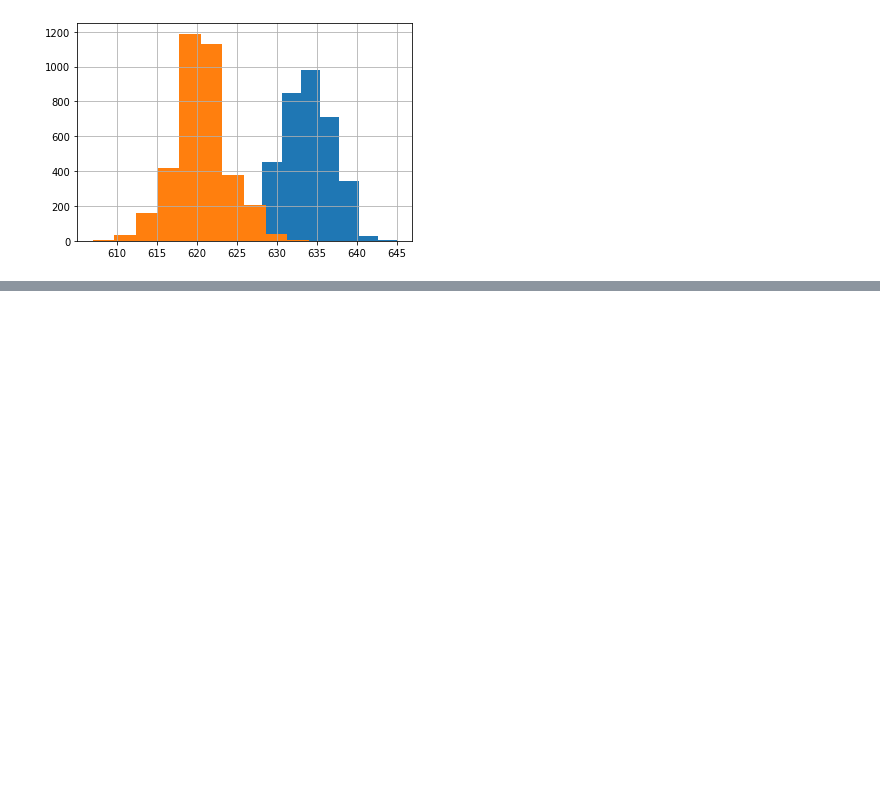
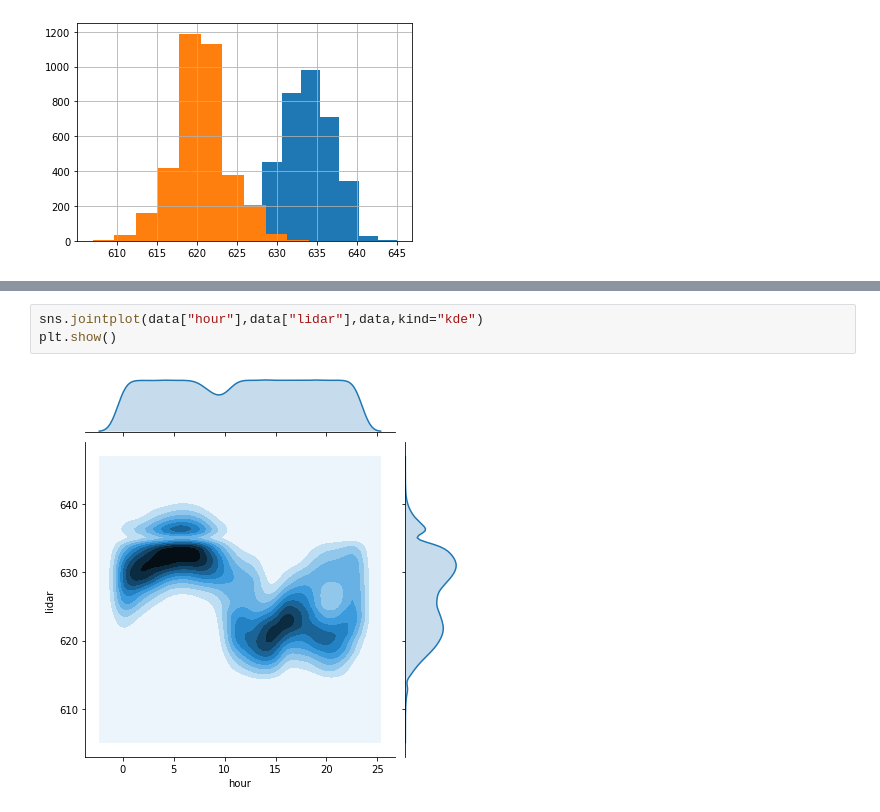
Before and after one commit to im555/lerning_LNPR, a Jupyter notebook: section_sensor/lidar_600.ipynb, the cells around one changed output, grey strips where cells are left out. Drawn from its saved outputs; the diff is of its cells as text; blank space fills up the shorter version.

```diff
--- a/section_sensor/lidar_600.ipynb
+++ b/section_sensor/lidar_600.ipynb
@@ -29,0 +63,5 @@ plt.show()
+# %%
+sns.jointplot(data["hour"],data["lidar"],data,kind="kde")
+plt.show()
+# %% [output]
+[figure, added]
```
Also changed, not shown: parts of 8 cells of this notebook.
